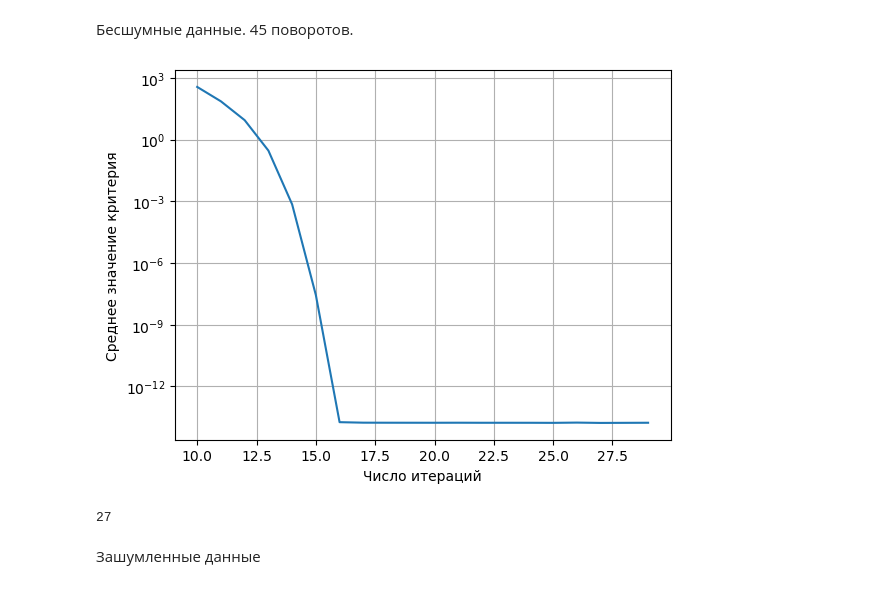
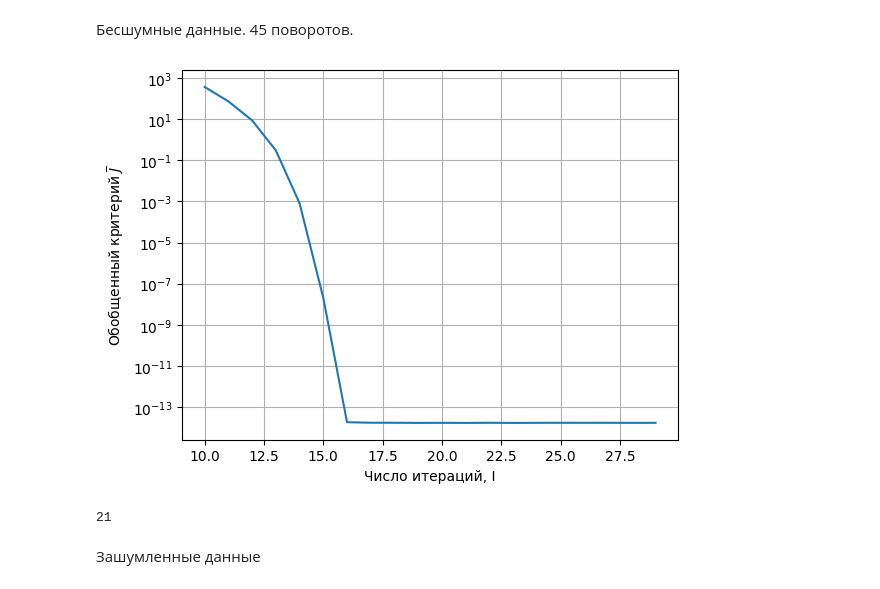
Before and after one commit to tmetelev/scalar_calibration, a Jupyter notebook: research.ipynb, the cells around one changed output. Saved outputs shown, nothing was run; the diff lists cells and outputs as text; code cells hidden in the pictures.

```diff
--- a/research.ipynb
+++ b/research.ipynb
@@ -15,29 +15,29 @@ import matplotlib.pyplot as plt
 # %%
 iter_num = 30
 model_num = 1000
 
 x = range(10, iter_num)
 y = []
 
 for i in x:
     res = 0
     for j in range(model_num):
-        crit, rel, abse = testing(1, 1, modeling_params=[2000, 0.01, 1500, 0], func_params=[i])
+        crit, rel, abse = testing(1, 1, modeling_params=[2000, 0.01, 1500, 0], func_params=[i, 0])
         res += crit
     res /= model_num
     y.append(res)
 
 plt.plot(x, y)
-plt.xlabel('Число итераций')
-plt.ylabel('Среднее значение критерия')
+plt.xlabel('Число итераций, I')
+plt.ylabel('Обобщенный критерий $\overline{J}$')
 plt.yscale('log')
 plt.grid()
 plt.show()
 
 print(x[np.argmin(y)])
 # %% [output]
-[figure, old version]
+[figure, new version]
-27
+21
 # %% [markdown]
 Зашумленные данные
 # %%
```
Also changed, not shown: parts of 13 cells of this notebook, 5 other files.
